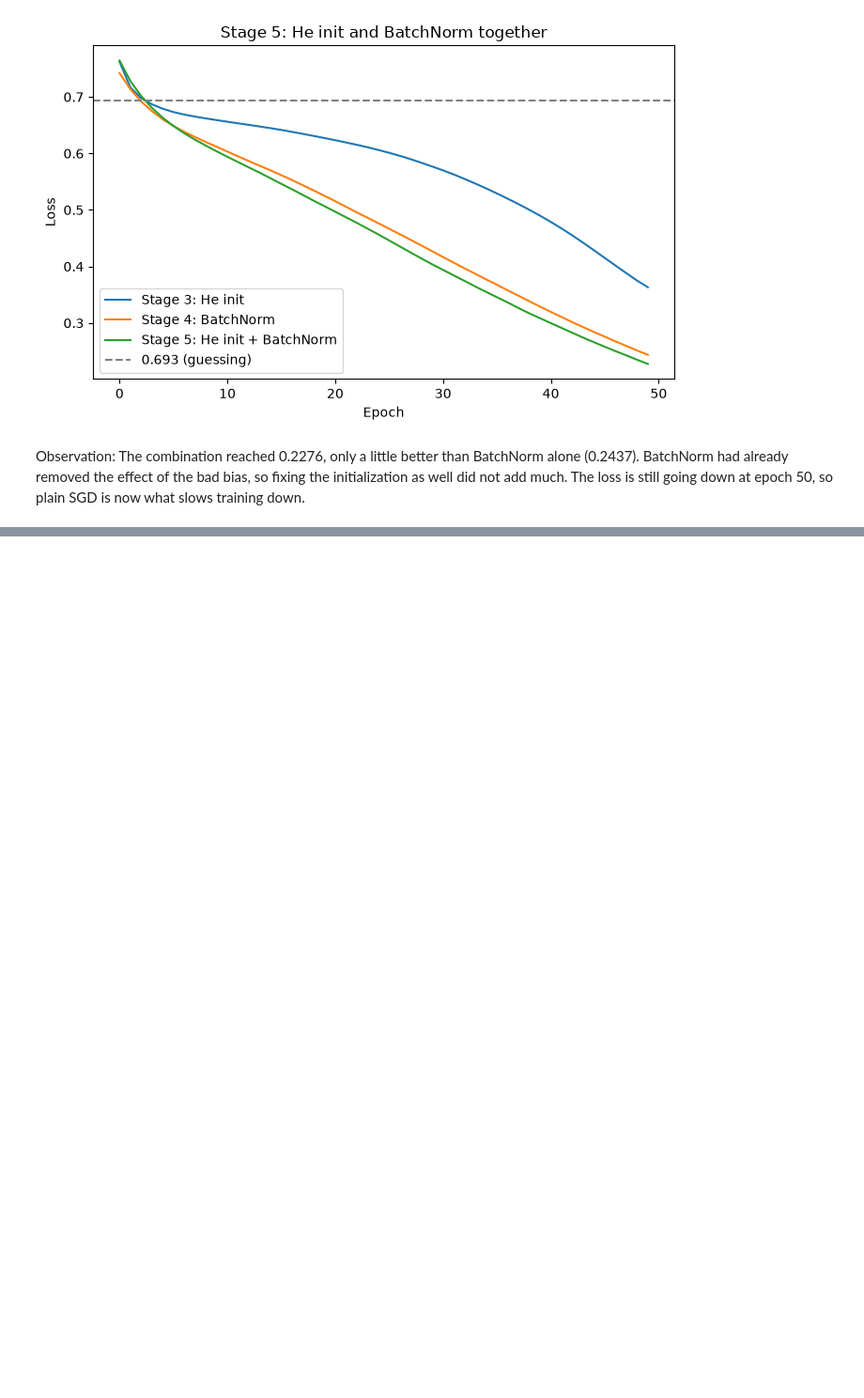
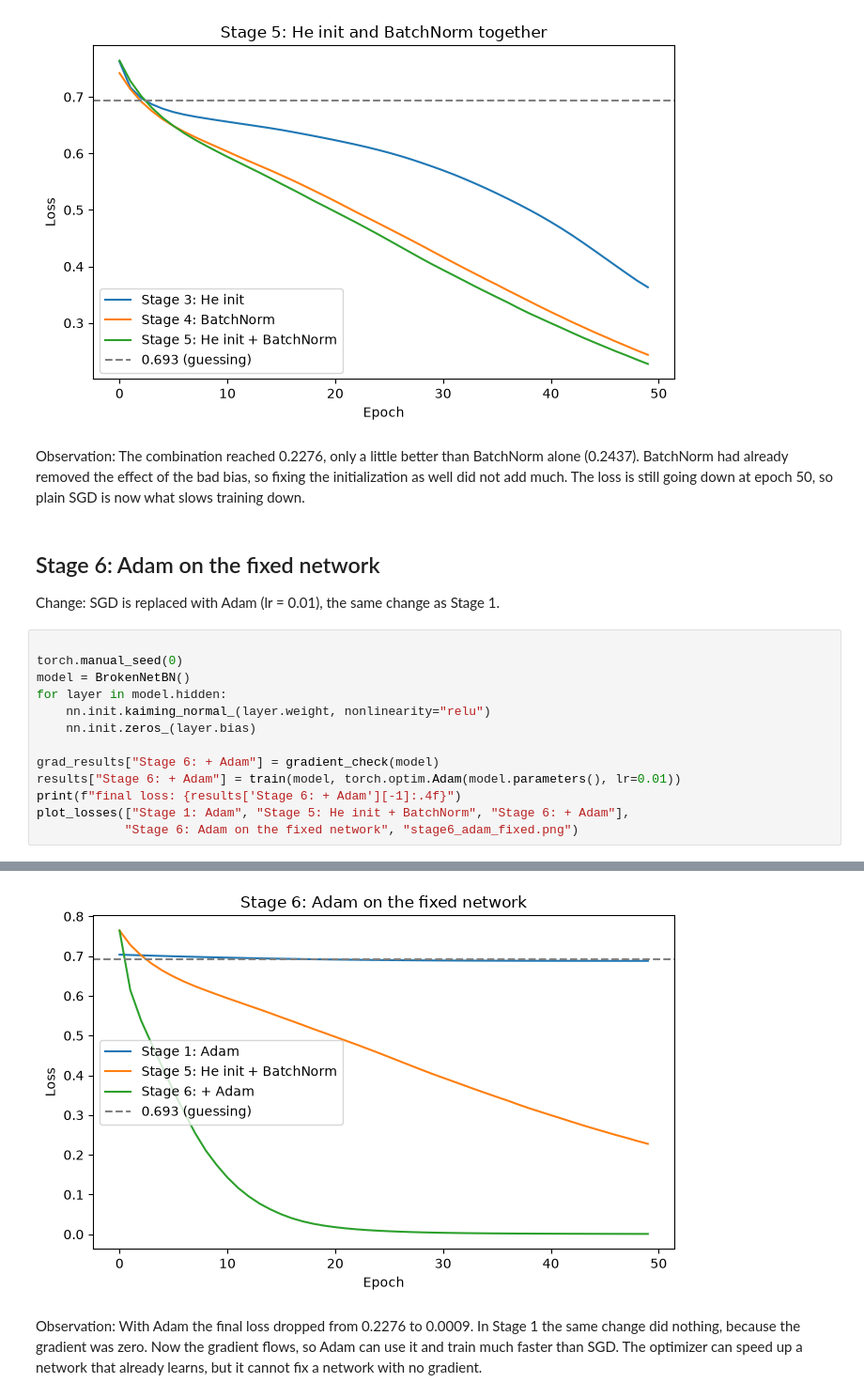
Before and after one commit to RjSalmonEng/AIGC-DeepLearning, a Jupyter notebook: Lab-2/Lab2.ipynb, the cells around one changed output, grey strips where cells are left out. Shown at 94% size. Cells and saved outputs as stored; diff of their text form; blank space fills up the shorter version.

Commit message:
LAB2: Stage 6 - retry Adam now that gradients reach every layer

```diff
--- a/Lab-2/Lab2.ipynb
+++ b/Lab-2/Lab2.ipynb
@@ -338,3 +338,22 @@ final loss: 0.2276
 # %% [markdown]
 
 Observation: The combination reached 0.2276, only a little better than BatchNorm alone (0.2437). BatchNorm had already removed the effect of the bad bias, so fixing the initialization as well did not add much. The loss is still going down at epoch 50, so plain SGD is now what slows training down.
+# %% [markdown]
+
+## Stage 6: Adam on the fixed network
+
+Change: SGD is replaced with Adam (lr = 0.01), the same change as Stage 1.
+# %%
+
+torch.manual_seed(0)
+model = BrokenNetBN()
+for layer in model.hidden:
+    nn.init.kaiming_normal_(layer.weight, nonlinearity="relu")
+    nn.init.zeros_(layer.bias)
+
+grad_results["Stage 6: + Adam"] = gradient_check(model)
+results["Stage 6: + Adam"] = train(model, torch.optim.Adam(model.parameters(), lr=0.01))
+print(f"final loss: {results['Stage 6: + Adam'][-1]:.4f}")
+plot_losses(["Stage 1: Adam", "Stage 5: He init + BatchNorm", "Stage 6: + Adam"],
+            "Stage 6: Adam on the fixed network", "stage6_adam_fixed.png")
+# %% [output]
@@ -340,0 +361,4 @@ Observation: The combination reached 0.2276, only a little better than BatchNorm
+[figure, added]
+# %% [markdown]
+
+Observation: With Adam the final loss dropped from 0.2276 to 0.0009. In Stage 1 the same change did nothing, because the gradient was zero. Now the gradient flows, so Adam can use it and train much faster than SGD. The optimizer can speed up a network that already learns, but it cannot fix a network with no gradient.
```
Also changed, not shown: parts of 1 cell of this notebook, 1 other file.
